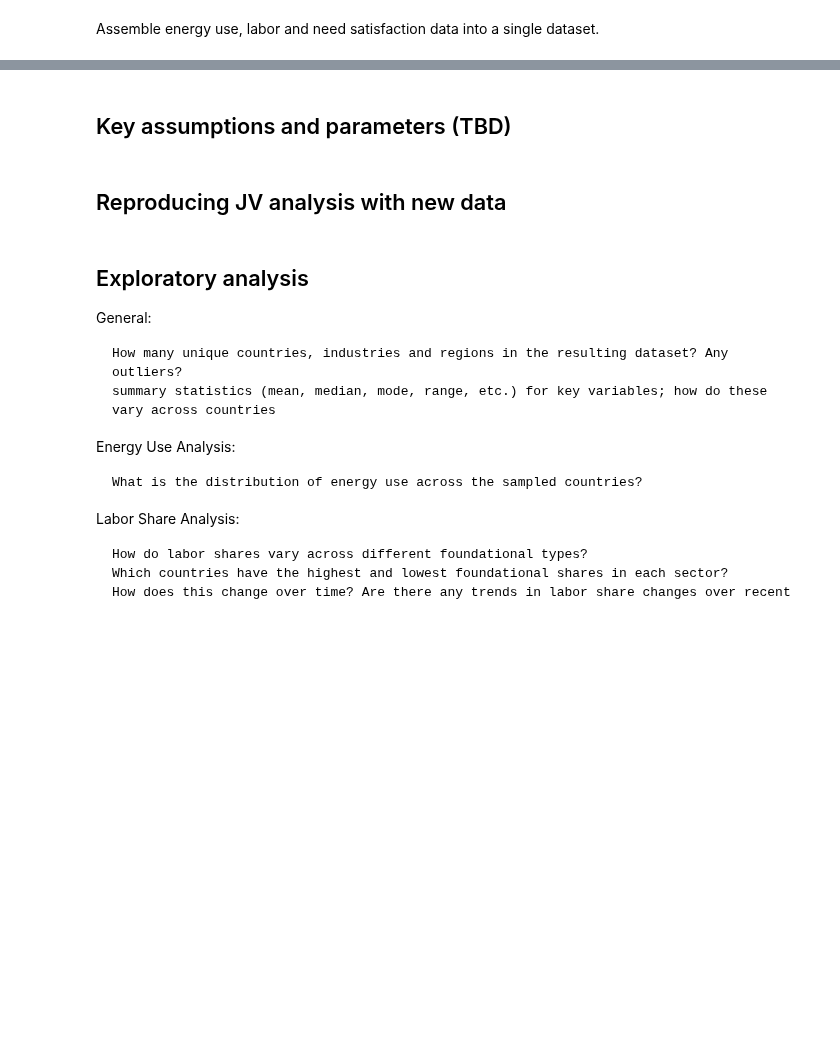
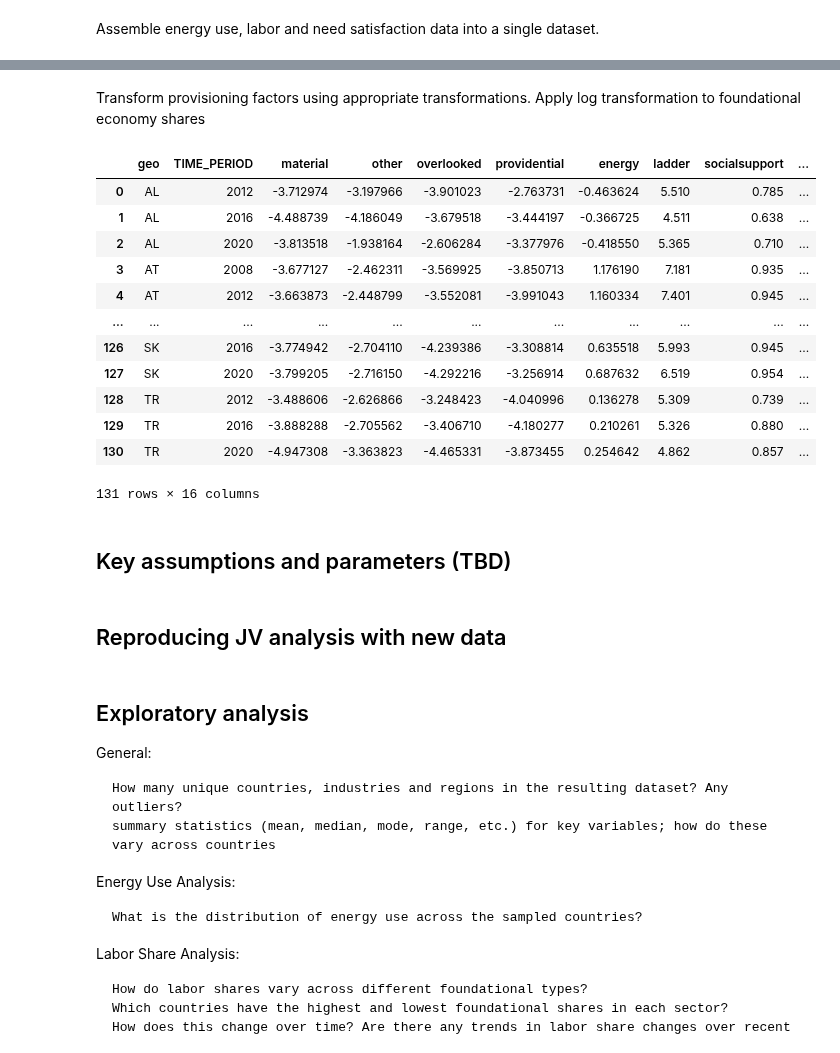
Before and after one commit to saviorand/provisioning-model, a Jupyter notebook: provisioning_model/notebooks/foundational.ipynb, the cells around one changed output, grey strips where cells are left out. Drawn from its saved outputs; the diff is of its cells as text; code cells hidden in the pictures; blank space fills up the shorter version.

```diff
--- a/provisioning_model/notebooks/foundational.ipynb
+++ b/provisioning_model/notebooks/foundational.ipynb
@@ -150,0 +147,2 @@ energy_use_shares_employment
+# %%
+foundational_df_no_transformations = energy_use_employment_need_satisfaction.rename(columns={'Material': 'material', 'Other': 'other', 'Overlooked': 'overlooked', 'Providential': 'providential'})
@@ -150,0 +155,5 @@ energy_use_shares_employment
+# %%
+foundational_df_transformed = foundational_df_no_transformations.copy()
+foundational_df_transformed["energy"] = foundational_df_no_transformations["energy"].apply(
+    lambda x: numpy.log(x)
+)
@@ -150,0 +162,22 @@ energy_use_shares_employment
+# %%
+need_satisfaction_variables = {
+    # "lifesatisfaction": 10,
+    "hale": 77,
+    # "nutrition": 100.3,
+    # "sanitation": 100.7,
+    # "incomepoverty": 100.3,
+    # "energyaccess": 100.7,
+    "schoolenr": 102,
+    # "socialsupport": 80,
+}
+for col in need_satisfaction_variables.keys():
+    if col in foundational_df_no_transformations.columns:
+        foundational_df_transformed[col] = foundational_df_no_transformations[col].apply(
+            lambda x: numpy.log(need_satisfaction_variables[col] - x)
+        )
+        if foundational_df_transformed[col].isna().any():
+            print(
+                f"Warning: NaN values found in column {col}. Original values might be too close to or exceed the saturation point."
+            )
+    else:
+        print(f"Warning: Column {col} not found in imputed DataFrame.")
@@ -151,3 +187,31 @@ energy_use_shares_employment
+# %% [markdown]
+Transform provisioning factors using appropriate transformations.
+Apply log transformation to foundational economy shares
+# %%
+provisioning_factor_variables = [
+    "material",
+    "other",
+    "overlooked",
+    "providential"
+]
+for col in provisioning_factor_variables:
+    foundational_df_transformed[col] = foundational_df_no_transformations[col].apply(lambda x: numpy.log(x))
+# %%
+foundational_df_transformed
+# %% [output]
+|  | geo | TIME_PERIOD | material | other | overlooked | providential | energy | ladder | socialsupport | ... |
+| 0 | AL | 2012 | -3.712974 | -3.197966 | -3.901023 | -2.763731 | -0.463624 | 5.510 | 0.785 | ... |
+| 1 | AL | 2016 | -4.488739 | -4.186049 | -3.679518 | -3.444197 | -0.366725 | 4.511 | 0.638 | ... |
+| 2 | AL | 2020 | -3.813518 | -1.938164 | -2.606284 | -3.377976 | -0.418550 | 5.365 | 0.710 | ... |
+| 3 | AT | 2008 | -3.677127 | -2.462311 | -3.569925 | -3.850713 | 1.176190 | 7.181 | 0.935 | ... |
+| 4 | AT | 2012 | -3.663873 | -2.448799 | -3.552081 | -3.991043 | 1.160334 | 7.401 | 0.945 | ... |
+| ... | ... | ... | ... | ... | ... | ... | ... | ... | ... | ... |
+| 126 | SK | 2016 | -3.774942 | -2.704110 | -4.239386 | -3.308814 | 0.635518 | 5.993 | 0.945 | ... |
+| 127 | SK | 2020 | -3.799205 | -2.716150 | -4.292216 | -3.256914 | 0.687632 | 6.519 | 0.954 | ... |
+| 128 | TR | 2012 | -3.488606 | -2.626866 | -3.248423 | -4.040996 | 0.136278 | 5.309 | 0.739 | ... |
+| 129 | TR | 2016 | -3.888288 | -2.705562 | -3.406710 | -4.180277 | 0.210261 | 5.326 | 0.880 | ... |
+| 130 | TR | 2020 | -4.947308 | -3.363823 | -4.465331 | -3.873455 | 0.254642 | 4.862 | 0.857 | ... |
+131 rows × 16 columns
 # %% [markdown]
 ## Key assumptions and parameters (TBD)
 # %% [markdown]
```
Also changed, not shown: parts of 24 cells of this notebook, 2 other files.
